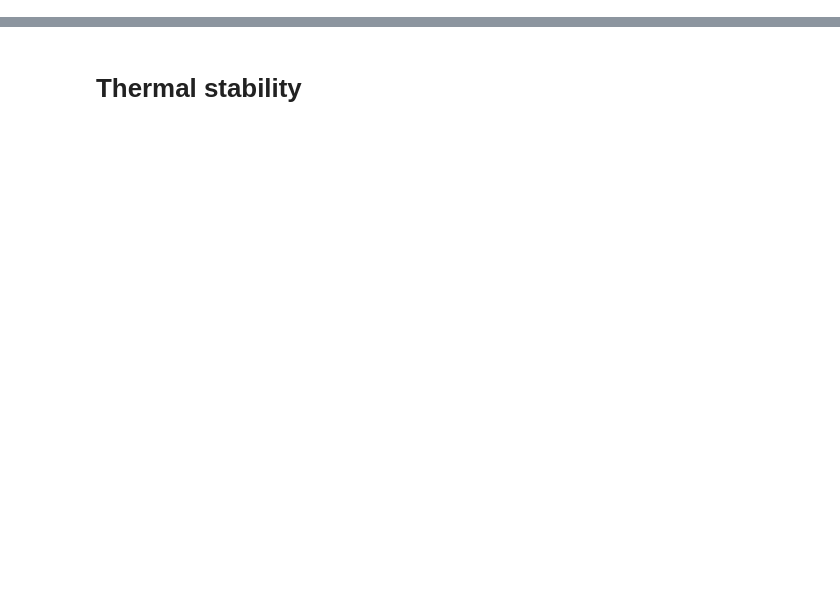
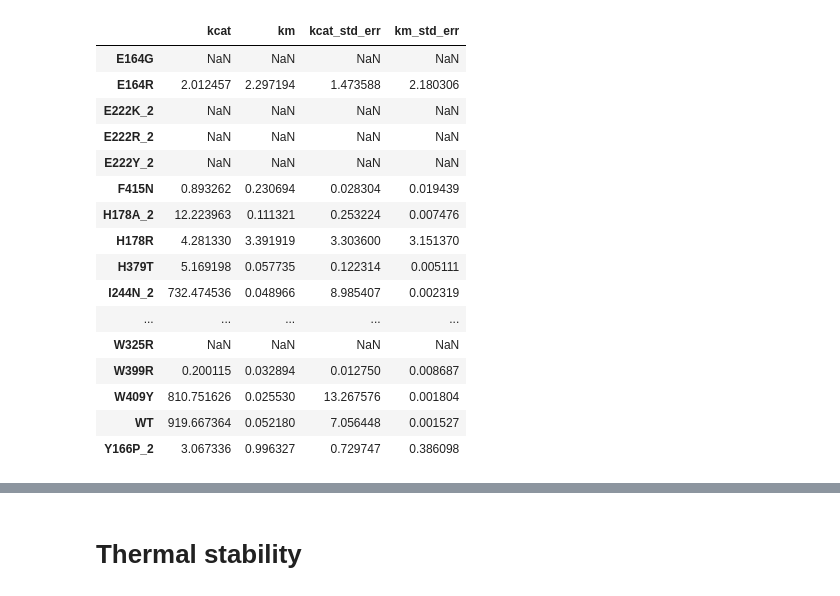
Before and after one commit to dacarlin/bglb_thermal, a Jupyter notebook: data_sets/experimental_data/assay_data/why_isn't_this_in_clean?.ipynb, the cells around one changed output, grey strips where cells are left out. Saved outputs shown, nothing was run; the diff lists cells and outputs as text; code cells hidden in the pictures; blank space fills up the shorter version.

```diff
--- a/data_sets/experimental_data/assay_data/why_isn't_this_in_clean?.ipynb
+++ b/data_sets/experimental_data/assay_data/why_isn't_this_in_clean?.ipynb
@@ -12,13 +22,3 @@ print( df.columns )
 Index(['Unnamed: 0', 'well', 'rate', 'mutant', 'protein_yield', 'dilution',
        'note', 'kobs', 's'],
       dtype='object')
-# %%
-from scipy.optimize import curve_fit
-import numpy as np
-
-def my_curve_fit( f, xdata, ydata, p0 ):
-    try:
-        params, cov = curve_fit( f, xdata, ydata, p0 )
-        return params, cov
-    except:
-        return np.zeros( len( p0 ) ).replace( [ 0 ], np.nan )
@@ -38 +73,28 @@ for idx, data in df.groupby( 'mutant' ):
+# %%
+good_fits = pandas.DataFrame( columns=[ 'kcat', 'km', 'kcat_std_err', 'km_std_err' ] )
+for idx, data in my_mutants.iterrows():
+    if data.kcat > data.kcat_std_err and data.km > data.km_std_err:
+        good_fits.loc[ idx ] = data
+    else:
+        good_fits.loc[ idx ] = ( np.nan, np.nan, np.nan, np.nan )
+
+good_fits
+# %% [output]
+|  | kcat | km | kcat_std_err | km_std_err |
+| E164G | NaN | NaN | NaN | NaN |
+| E164R | 2.012457 | 2.297194 | 1.473588 | 2.180306 |
+| E222K_2 | NaN | NaN | NaN | NaN |
+| E222R_2 | NaN | NaN | NaN | NaN |
+| E222Y_2 | NaN | NaN | NaN | NaN |
+| F415N | 0.893262 | 0.230694 | 0.028304 | 0.019439 |
+| H178A_2 | 12.223963 | 0.111321 | 0.253224 | 0.007476 |
+| H178R | 4.281330 | 3.391919 | 3.303600 | 3.151370 |
+| H379T | 5.169198 | 0.057735 | 0.122314 | 0.005111 |
+| I244N_2 | 732.474536 | 0.048966 | 8.985407 | 0.002319 |
+| ... | ... | ... | ... | ... |
+| W325R | NaN | NaN | NaN | NaN |
+| W399R | 0.200115 | 0.032894 | 0.012750 | 0.008687 |
+| W409Y | 810.751626 | 0.025530 | 13.267576 | 0.001804 |
+| WT | 919.667364 | 0.052180 | 7.056448 | 0.001527 |
+| Y166P_2 | 3.067336 | 0.996327 | 0.729747 | 0.386098 |
 # %%
```
Also changed, not shown: parts of 17 cells of this notebook.
